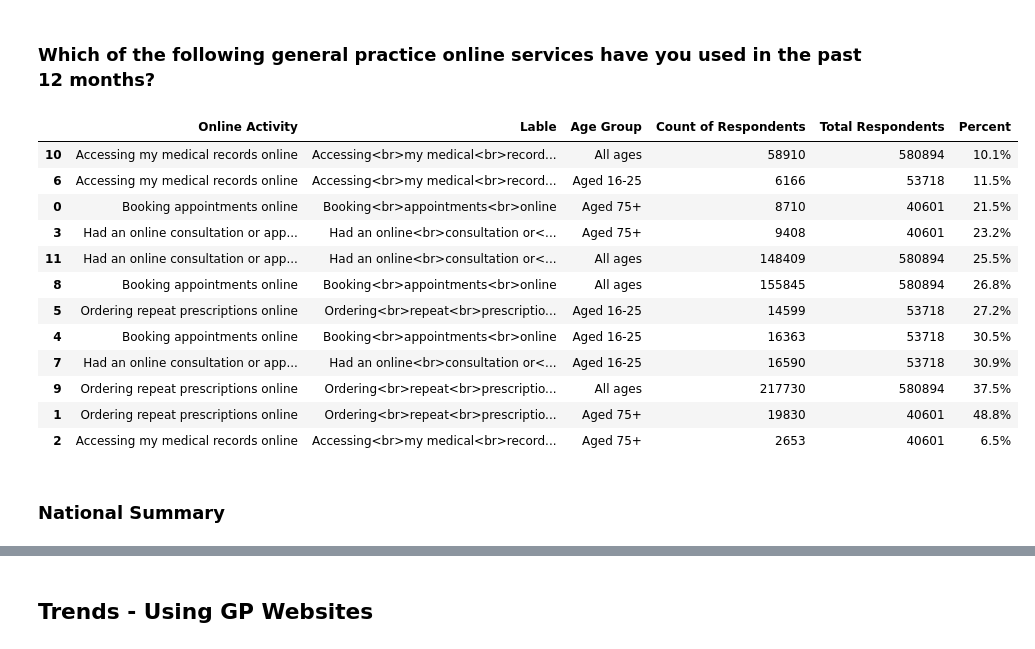
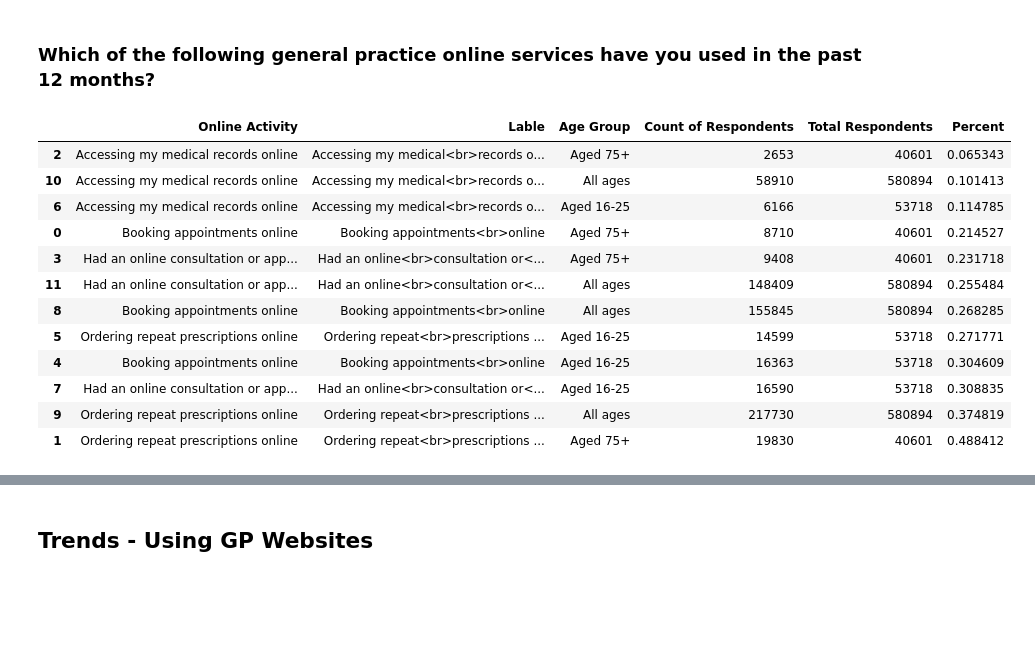
Before and after one commit to nhsx/digital-health-insights, a Jupyter notebook: Digital-Insights-2021-GP-Patient-Survey-2021-Analysis-Master.ipynb, the cells around one changed output, grey strips where cells are left out. Cells and saved outputs as stored; diff of their text form; code cells hidden in the pictures; blank space fills up the shorter version.

```diff
--- a/Digital-Insights-2021-GP-Patient-Survey-2021-Analysis-Master.ipynb
+++ b/Digital-Insights-2021-GP-Patient-Survey-2021-Analysis-Master.ipynb
@@ -169,49 +168,45 @@ how_try_book_appointment
 # %%
 # Could you change the file to data/Online_gp_services.csv
 online_gp_services = pd.read_csv (r'data/Online_gp_services.csv', sep=',', header=0).dropna(axis='columns')
 # remove those respondents that did not use any online service
 online_gp_services = online_gp_services[~online_gp_services['Activity'].str.contains("None of these")]
 online_gp_services = online_gp_services.rename(columns={
     "75_Over_N": "Aged 75+",
     '16_24_N': "Aged 16-25",
     'National_N': "All ages"})
 online_gp_services = pd.melt(
     online_gp_services,
     id_vars=['Activity', 'Lable'],
     value_vars=[
         "Aged 75+",
         "Aged 16-25",
         "All ages"])
 online_gp_services.columns = ["Online Activity", "Lable", "Age Group", "Count of Respondents"]
 
 # use groupby on age to get the total counts
 online_gp_services_total = online_gp_services.groupby('Age Group').sum().reset_index()
 online_gp_services_total.rename(columns={'Count of Respondents': 'Total Respondents'}, inplace=True)
 
 # merge the totals back to the df
 online_gp_services = pd.merge(online_gp_services, online_gp_services_total, on='Age Group', how='left')
 # calculate percentages
 online_gp_services['Percent'] = online_gp_services['Count of Respondents']/online_gp_services['Total Respondents']
-online_gp_services['Percent'] = pd.Series(
-    ["{0:.1f}%".format(val * 100) for val in online_gp_services['Percent']],
-    index = online_gp_services.index
-    )
 online_gp_services = online_gp_services.sort_values(['Percent', 'Age Group'])
 online_gp_services
 # %% [output]
 |  | Online Activity | Lable | Age Group | Count of Respondents | Total Respondents | Percent |
-| 10 | Accessing my medical records online | Accessing<br>my medical<br>record... | All ages | 58910 | 580894 | 10.1% |
-| 6 | Accessing my medical records online | Accessing<br>my medical<br>record... | Aged 16-25 | 6166 | 53718 | 11.5% |
-| 0 | Booking appointments online | Booking<br>appointments<br>online | Aged 75+ | 8710 | 40601 | 21.5% |
-| 3 | Had an online consultation or app... | Had an online<br>consultation or<... | Aged 75+ | 9408 | 40601 | 23.2% |
-| 11 | Had an online consultation or app... | Had an online<br>consultation or<... | All ages | 148409 | 580894 | 25.5% |
-| 8 | Booking appointments online | Booking<br>appointments<br>online | All ages | 155845 | 580894 | 26.8% |
-| 5 | Ordering repeat prescriptions online | Ordering<br>repeat<br>prescriptio... | Aged 16-25 | 14599 | 53718 | 27.2% |
-| 4 | Booking appointments online | Booking<br>appointments<br>online | Aged 16-25 | 16363 | 53718 | 30.5% |
-| 7 | Had an online consultation or app... | Had an online<br>consultation or<... | Aged 16-25 | 16590 | 53718 | 30.9% |
-| 9 | Ordering repeat prescriptions online | Ordering<br>repeat<br>prescriptio... | All ages | 217730 | 580894 | 37.5% |
-| 1 | Ordering repeat prescriptions online | Ordering<br>repeat<br>prescriptio... | Aged 75+ | 19830 | 40601 | 48.8% |
-| 2 | Accessing my medical records online | Accessing<br>my medical<br>record... | Aged 75+ | 2653 | 40601 | 6.5% |
+| 2 | Accessing my medical records online | Accessing my medical<br>records o... | Aged 75+ | 2653 | 40601 | 0.065343 |
+| 10 | Accessing my medical records online | Accessing my medical<br>records o... | All ages | 58910 | 580894 | 0.101413 |
+| 6 | Accessing my medical records online | Accessing my medical<br>records o... | Aged 16-25 | 6166 | 53718 | 0.114785 |
+| 0 | Booking appointments online | Booking appointments<br>online | Aged 75+ | 8710 | 40601 | 0.214527 |
+| 3 | Had an online consultation or app... | Had an online<br>consultation or<... | Aged 75+ | 9408 | 40601 | 0.231718 |
+| 11 | Had an online consultation or app... | Had an online<br>consultation or<... | All ages | 148409 | 580894 | 0.255484 |
+| 8 | Booking appointments online | Booking appointments<br>online | All ages | 155845 | 580894 | 0.268285 |
+| 5 | Ordering repeat prescriptions online | Ordering repeat<br>prescriptions ... | Aged 16-25 | 14599 | 53718 | 0.271771 |
+| 4 | Booking appointments online | Booking appointments<br>online | Aged 16-25 | 16363 | 53718 | 0.304609 |
+| 7 | Had an online consultation or app... | Had an online<br>consultation or<... | Aged 16-25 | 16590 | 53718 | 0.308835 |
+| 9 | Ordering repeat prescriptions online | Ordering repeat<br>prescriptions ... | All ages | 217730 | 580894 | 0.374819 |
+| 1 | Ordering repeat prescriptions online | Ordering repeat<br>prescriptions ... | Aged 75+ | 19830 | 40601 | 0.488412 |
 # %%
 # plot the long (tidy) dataframe
 fig = px.bar(
@@ -275,5 +269,3 @@ fig.update_traces(
     )
 fig.update_xaxes(type='category')
 fig.show()
-# %% [markdown]
-### National Summary
```
Also changed, not shown: parts of 13 cells of this notebook, 3 other files.
